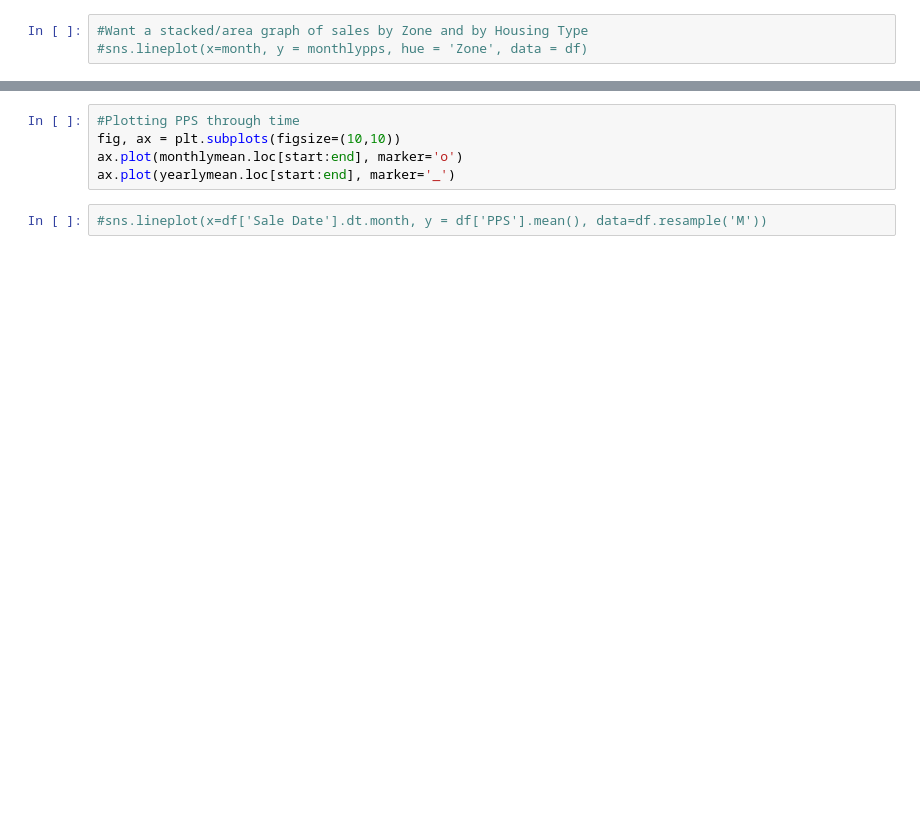
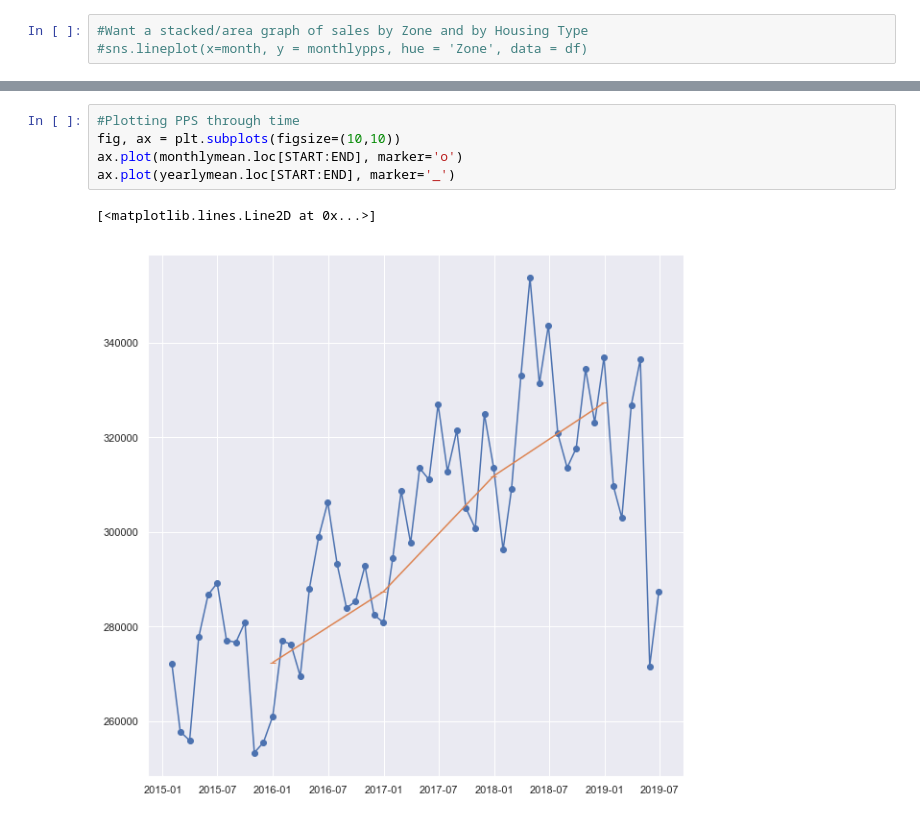
Before and after one commit to drewlehe/Nashville, a Jupyter notebook: TimeSeries.ipynb, the cells around one changed output, grey strips where cells are left out. Saved outputs shown, nothing was run; the diff lists cells and outputs as text; blank space fills up the shorter version.

```diff
--- a/TimeSeries.ipynb
+++ b/TimeSeries.ipynb
@@ -74,7 +107,8 @@ monthlypps.loc[start:end].head()
 # %%
 #Plotting PPS through time
 fig, ax = plt.subplots(figsize=(10,10))
-ax.plot(monthlymean.loc[start:end], marker='o')
-ax.plot(yearlymean.loc[start:end], marker='_')
+ax.plot(monthlymean.loc[START:END], marker='o')
+ax.plot(yearlymean.loc[START:END], marker='_')
+# %% [output]
+[<matplotlib.lines.Line2D at 0x...>]
+[figure, added]
-# %%
-#sns.lineplot(x=df['Sale Date'].dt.month, y = df['PPS'].mean(), data=df.resample('M'))
```
Also changed, not shown: parts of 25 cells of this notebook.
